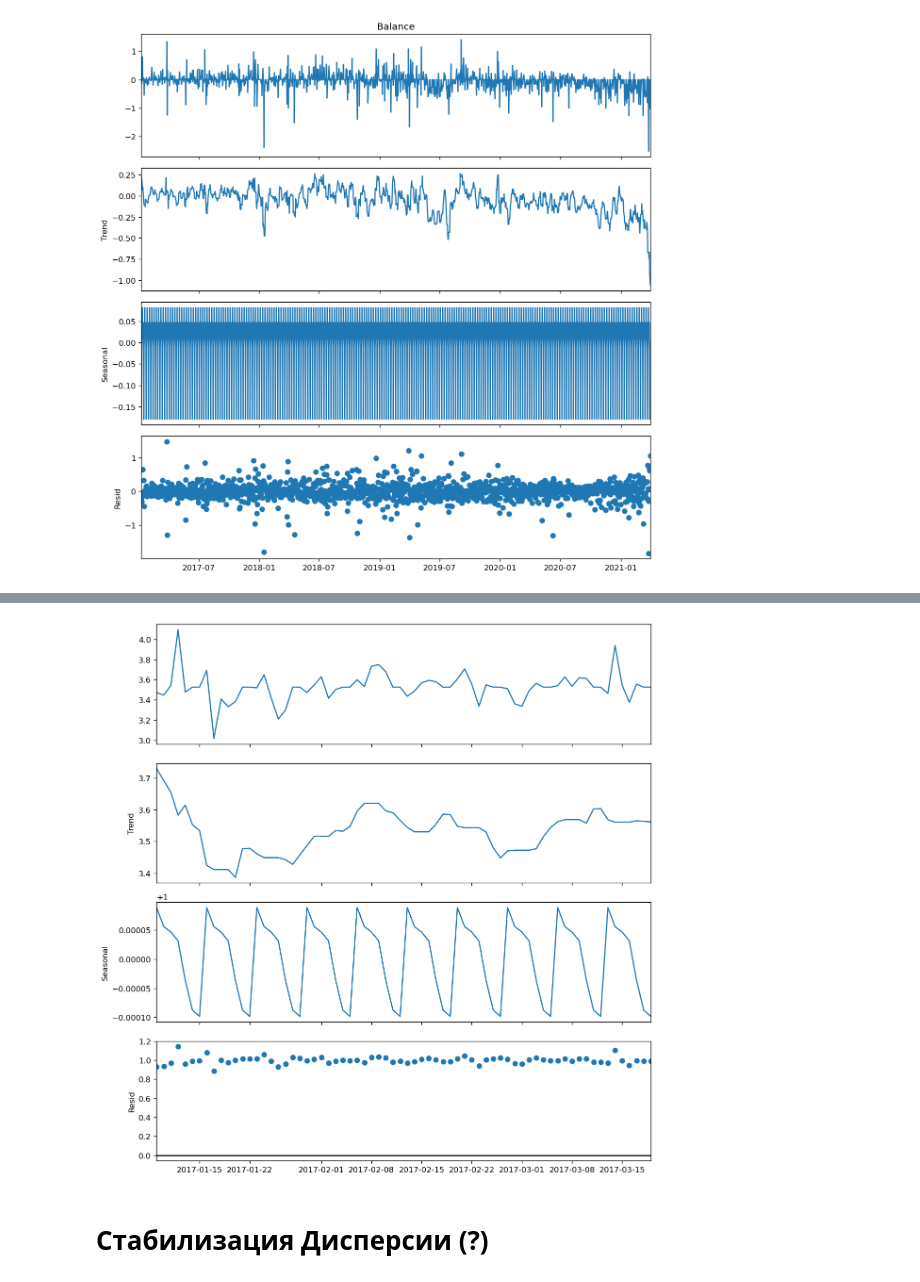
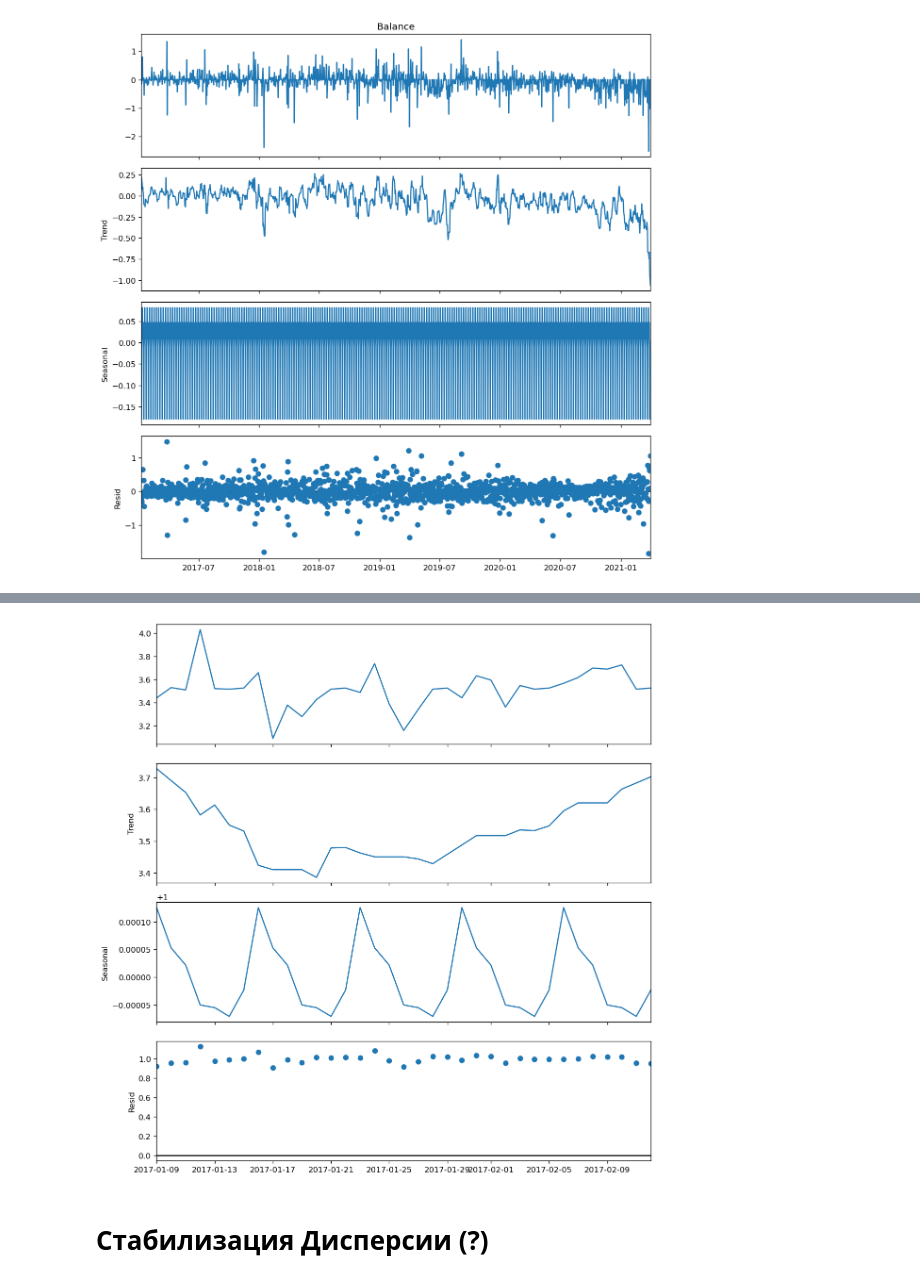
Before and after one commit to xCthulhuFtagn/Time_series_project, a Jupyter notebook: baseline.ipynb, the cells around one changed output, grey strips where cells are left out. Drawn from its saved outputs; the diff is of its cells as text; code cells hidden in the pictures.

```diff
--- a/baseline.ipynb
+++ b/baseline.ipynb
@@ -121,7 +121,7 @@ plt.show()
 # %%
 df.posBalance = df.Balance + np.abs(df.Balance.min()) + 1
 
-result_add = seasonal_decompose(df.posBalance[:70], model='multiplicative', extrapolate_trend='freq')
+result_add = seasonal_decompose(df.posBalance[:35], model='multiplicative', extrapolate_trend='freq')
 
 # Plot
 plt.rcParams.update({'figure.figsize': (10,10)})
@@ -132,14 +132,14 @@ plt.show()
 # %%
 result_add.seasonal
 
-result_add = seasonal_decompose(df.posBalance[:70] / result_add.seasonal, model='multiplicative', extrapolate_trend='freq')
+result_add = seasonal_decompose(df.posBalance[:35] / result_add.seasonal, model='multiplicative', extrapolate_trend='freq')
 
 # Plot
 plt.rcParams.update({'figure.figsize': (10,10)})
 result_add.plot()
 plt.show()
 # %% [output]
-[figure, old version]
+[figure, new version]
 # %% [markdown]
 # Стабилизация Дисперсии (?)
 # %% [markdown]
```
Also changed, not shown: parts of 15 cells of this notebook.
